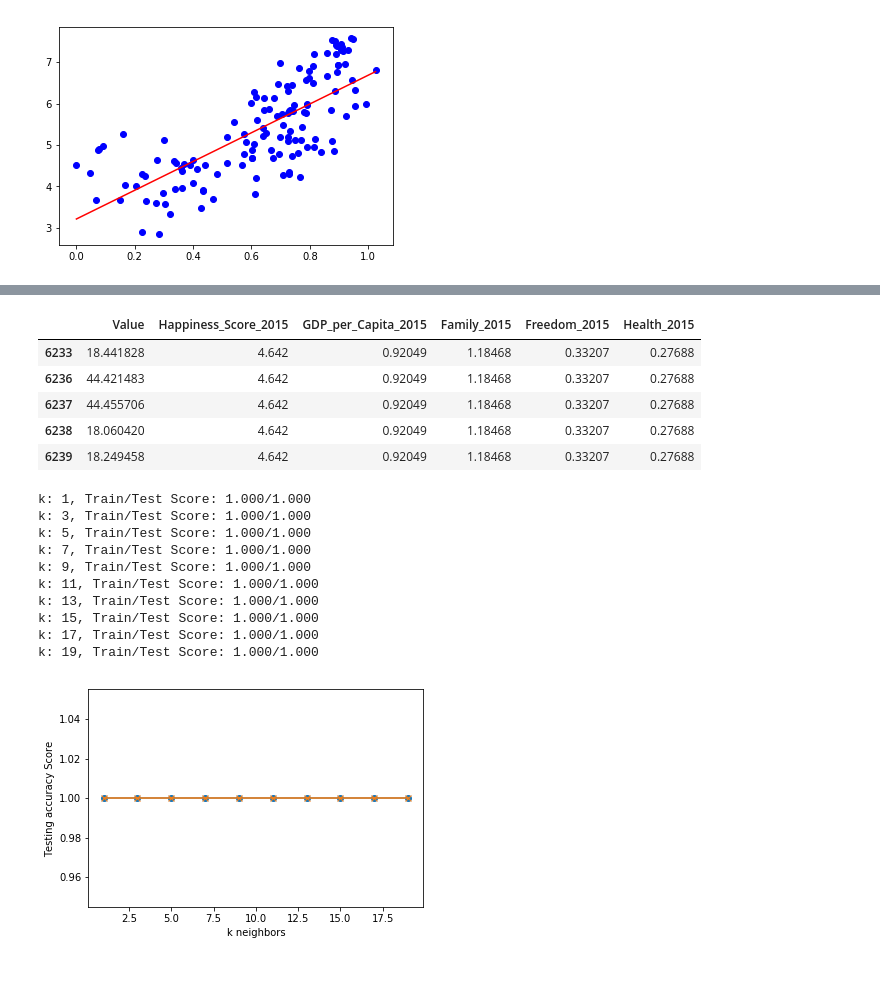
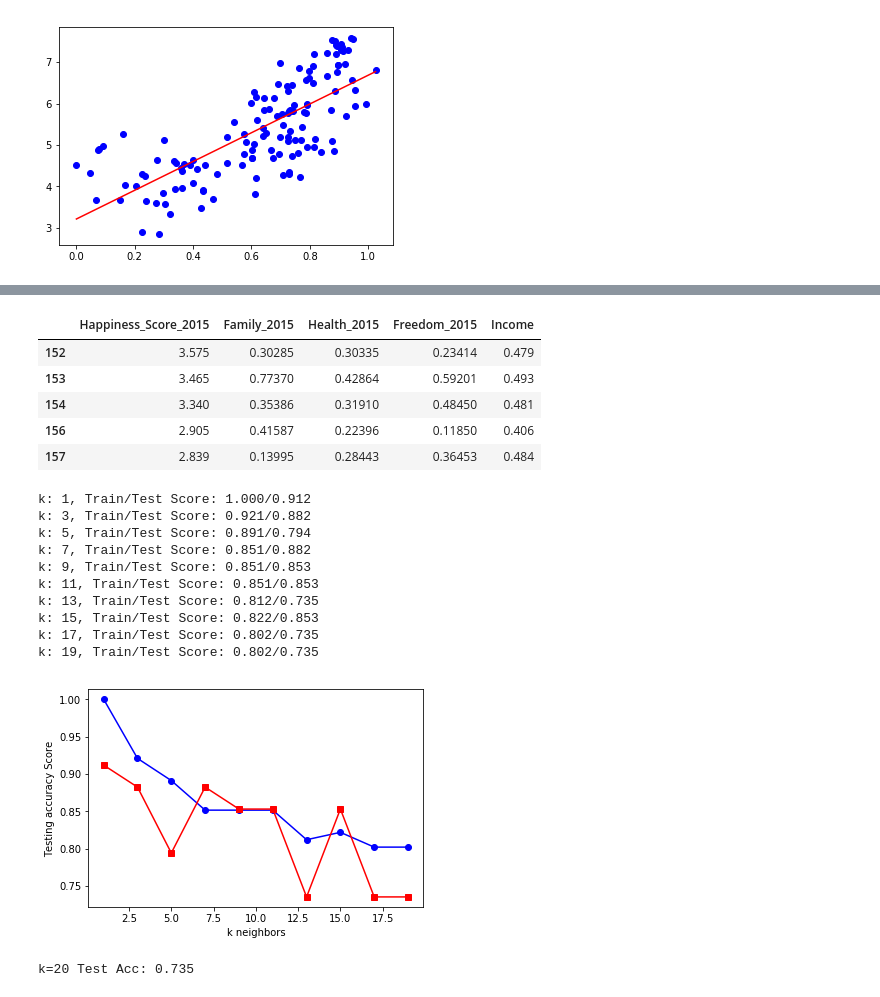
Before and after one commit to xliu510/Happiness, a Jupyter notebook: Import-export-clean-data.ipynb, the cells around one changed output, grey strips where cells are left out. Drawn from its saved outputs; the diff is of its cells as text; code cells hidden in the pictures.

```diff
--- a/Import-export-clean-data.ipynb
+++ b/Import-export-clean-data.ipynb
@@ -315,16 +297,16 @@ pd.DataFrame({"Prediction": predictions, "Actual": y_test}).head()
 # %%
-#KNN
+#Prepare date for KNN
 from sklearn.neighbors import KNeighborsClassifier
-target = weekly_hours_avg_worked_job_World_Happiness_df_new["Job_type"]
+Life_Expectancy_Data_df_2015_ml = World_Happiness_Life_Expectancy_df_dropyear[['Status','Happiness_Score_2015','Family_2015','Health_2015','Freedom_2015','Income']]
+target = Life_Expectancy_Data_df_2015_ml["Status"]
 target_names = ["negative", "positive"]
+data = Life_Expectancy_Data_df_2015_ml.drop("Status", axis=1)
+feature_names = data.columns
+data.tail()
+# %% [output]
+|  | Happiness_Score_2015 | Family_2015 | Health_2015 | Freedom_2015 | Income |
+| 152 | 3.575 | 0.30285 | 0.30335 | 0.23414 | 0.479 |
+| 153 | 3.465 | 0.77370 | 0.42864 | 0.59201 | 0.493 |
+| 154 | 3.340 | 0.35386 | 0.31910 | 0.48450 | 0.481 |
+| 156 | 2.905 | 0.41587 | 0.22396 | 0.11850 | 0.406 |
+| 157 | 2.839 | 0.13995 | 0.28443 | 0.36453 | 0.484 |
-# %%
-data = weekly_hours_avg_worked_job_World_Happiness_df_new.drop("Job_type", axis=1)
-feature_names = data.columns
-data.tail()
-# %% [output]
-|  | Value | Happiness_Score_2015 | GDP_per_Capita_2015 | Family_2015 | Freedom_2015 | Health_2015 |
-| 6233 | 18.441828 | 4.642 | 0.92049 | 1.18468 | 0.33207 | 0.27688 |
-| 6236 | 44.421483 | 4.642 | 0.92049 | 1.18468 | 0.33207 | 0.27688 |
-| 6237 | 44.455706 | 4.642 | 0.92049 | 1.18468 | 0.33207 | 0.27688 |
-| 6238 | 18.060420 | 4.642 | 0.92049 | 1.18468 | 0.33207 | 0.27688 |
-| 6239 | 18.249458 | 4.642 | 0.92049 | 1.18468 | 0.33207 | 0.27688 |
@@ -334,33 +313,40 @@ X_train, X_test, y_train, y_test = train_test_split(data, target, random_state=4
 # %%
+#from sklearn.model_selection import train_test_split
+X_train, X_test, y_train, y_test = train_test_split(data, target, random_state=50)
 # Loop through different k values to see which has the highest accuracy
 train_scores = []
 test_scores = []
 for k in range(1, 20, 2):
     knn = KNeighborsClassifier(n_neighbors=k)
     knn.fit(X_train, y_train)
     train_score = knn.score(X_train, y_train)
     test_score = knn.score(X_test, y_test)
     train_scores.append(train_score)
     test_scores.append(test_score)
     print(f"k: {k}, Train/Test Score: {train_score:.3f}/{test_score:.3f}")
 
-
-plt.plot(range(1, 20, 2), train_scores, marker='o')
-plt.plot(range(1, 20, 2), test_scores, marker="x")
+#Plot
+plt.plot(range(1, 20, 2), train_scores, marker='o', color='blue')
+plt.plot(range(1, 20, 2), test_scores, marker='s', color='red')
 plt.xlabel("k neighbors")
 plt.ylabel("Testing accuracy Score")
 plt.show()
+# Note that k: 13 seems to be the best choice for this dataset
+knn = KNeighborsClassifier(n_neighbors=13)
+knn.fit(X_train, y_train)
+print('k=20 Test Acc: %.3f' % knn.score(X_test, y_test))
 # %% [output]
-k: 1, Train/Test Score: 1.000/1.000
-k: 3, Train/Test Score: 1.000/1.000
-k: 5, Train/Test Score: 1.000/1.000
-k: 7, Train/Test Score: 1.000/1.000
-k: 9, Train/Test Score: 1.000/1.000
-k: 11, Train/Test Score: 1.000/1.000
-k: 13, Train/Test Score: 1.000/1.000
-k: 15, Train/Test Score: 1.000/1.000
-k: 17, Train/Test Score: 1.000/1.000
-k: 19, Train/Test Score: 1.000/1.000
+k: 1, Train/Test Score: 1.000/0.912
+k: 3, Train/Test Score: 0.921/0.882
+k: 5, Train/Test Score: 0.891/0.794
+k: 7, Train/Test Score: 0.851/0.882
+k: 9, Train/Test Score: 0.851/0.853
+k: 11, Train/Test Score: 0.851/0.853
+k: 13, Train/Test Score: 0.812/0.735
+k: 15, Train/Test Score: 0.822/0.853
+k: 17, Train/Test Score: 0.802/0.735
+k: 19, Train/Test Score: 0.802/0.735
-[figure, old version]
+[figure, new version]
+k=20 Test Acc: 0.735
 # %%
 #ipython nbconvert --to html Import-export-clean-data.ipynb
```
Also changed, not shown: parts of 20 cells of this notebook, 1 other file.
